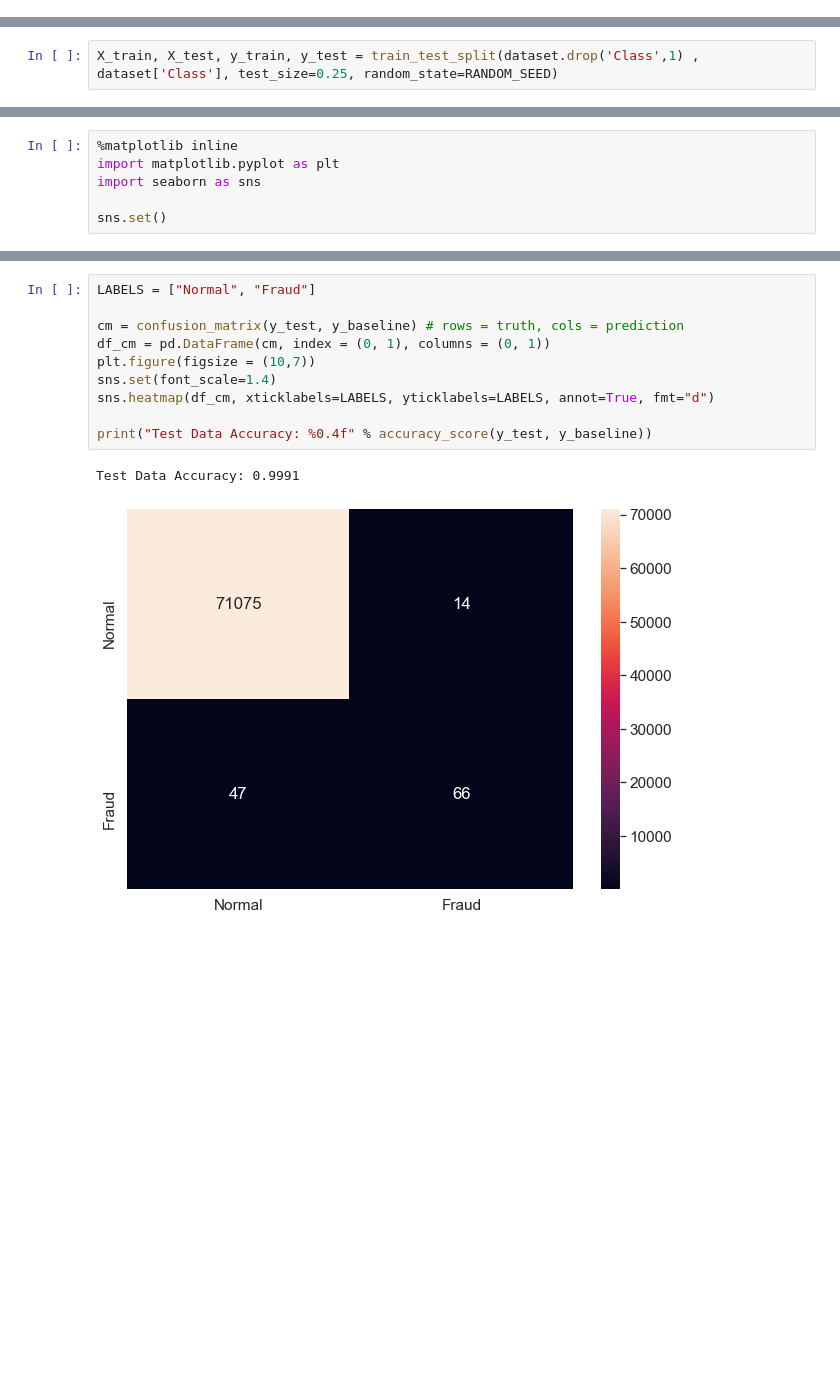
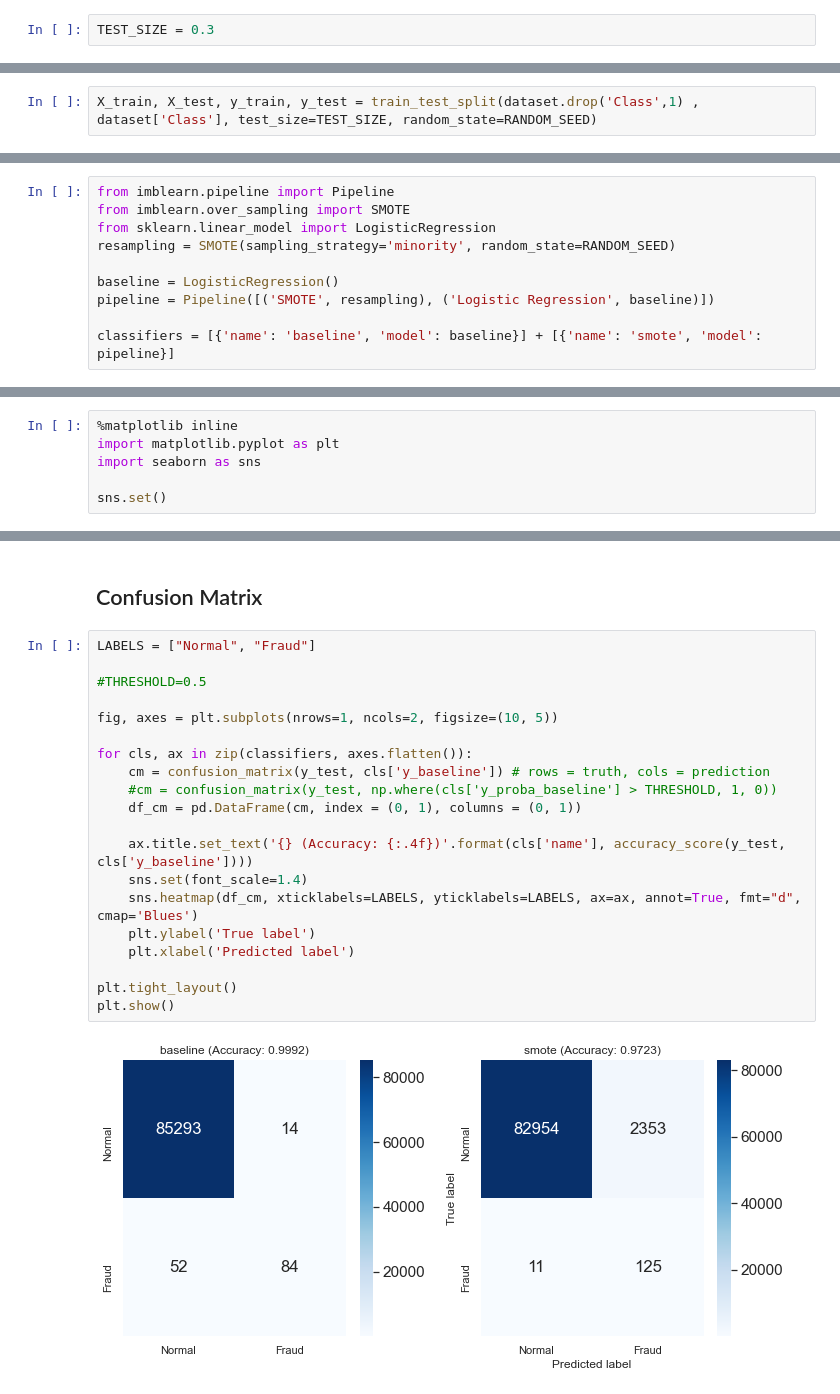
Before and after one commit to tsailiming/datascience-examples, a Jupyter notebook: workshop/notebooks/2 building the first model.ipynb, the cells around one changed output, grey strips where cells are left out. Drawn from its saved outputs; the diff is of its cells as text; blank space fills up the shorter version.

```diff
--- a/workshop/notebooks/2 building the first model.ipynb
+++ b/workshop/notebooks/2 building the first model.ipynb
@@ -47,5 +48,7 @@ from sklearn.metrics import classification_report, recall_score, precision_score
     roc_curve, roc_auc_score, confusion_matrix, accuracy_score
 # %%
 RANDOM_SEED = 42
+# %%
+TEST_SIZE = 0.3
 # %% [markdown]
 ## Split the data into X and y
@@ -61,5 +55,5 @@ RANDOM_SEED = 42
 # %%
-X_train, X_test, y_train, y_test = train_test_split(dataset.drop('Class',1) , dataset['Class'], test_size=0.25, random_state=RANDOM_SEED)
+X_train, X_test, y_train, y_test = train_test_split(dataset.drop('Class',1) , dataset['Class'], test_size=TEST_SIZE, random_state=RANDOM_SEED)
 # %%
 X_train.shape
 # %% [output]
@@ -87,0 +70,10 @@ y_proba_baseline = baseline.predict_proba(X_test)[:,1]
+# %%
+from imblearn.pipeline import Pipeline
+from imblearn.over_sampling import SMOTE
+from sklearn.linear_model import LogisticRegression
+resampling = SMOTE(sampling_strategy='minority', random_state=RANDOM_SEED)
+
+baseline = LogisticRegression()
+pipeline = Pipeline([('SMOTE', resampling), ('Logistic Regression', baseline)])
+
+classifiers = [{'name': 'baseline', 'model': baseline}] + [{'name': 'smote', 'model': pipeline}]
@@ -125,13 +169,24 @@ plt.show()
+# %% [markdown]
+## Confusion Matrix
 # %%
 LABELS = ["Normal", "Fraud"]
 
-cm = confusion_matrix(y_test, y_baseline) # rows = truth, cols = prediction
-df_cm = pd.DataFrame(cm, index = (0, 1), columns = (0, 1))
-plt.figure(figsize = (10,7))
-sns.set(font_scale=1.4)
-sns.heatmap(df_cm, xticklabels=LABELS, yticklabels=LABELS, annot=True, fmt="d")
+#THRESHOLD=0.5
 
-print("Test Data Accuracy: %0.4f" % accuracy_score(y_test, y_baseline))
+fig, axes = plt.subplots(nrows=1, ncols=2, figsize=(10, 5))
+
+for cls, ax in zip(classifiers, axes.flatten()):
+    cm = confusion_matrix(y_test, cls['y_baseline']) # rows = truth, cols = prediction
+    #cm = confusion_matrix(y_test, np.where(cls['y_proba_baseline'] > THRESHOLD, 1, 0))
+    df_cm = pd.DataFrame(cm, index = (0, 1), columns = (0, 1))
+
+    ax.title.set_text('{} (Accuracy: {:.4f})'.format(cls['name'], accuracy_score(y_test, cls['y_baseline'])))
+    sns.set(font_scale=1.4)
+    sns.heatmap(df_cm, xticklabels=LABELS, yticklabels=LABELS, ax=ax, annot=True, fmt="d", cmap='Blues')
+    plt.ylabel('True label')
+    plt.xlabel('Predicted label')
+
+plt.tight_layout()
+plt.show()
 # %% [output]
-Test Data Accuracy: 0.9991
-[figure, old version]
+[figure, new version]
```
Also changed, not shown: parts of 15 cells of this notebook, 1 other file.
